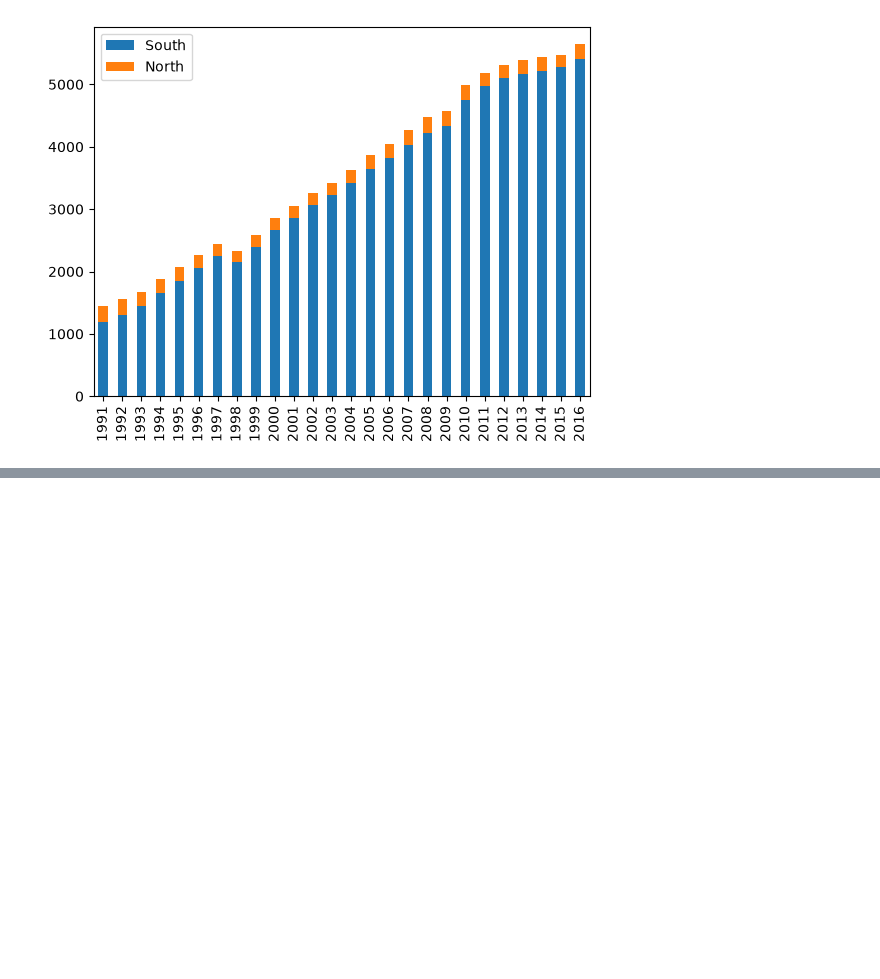
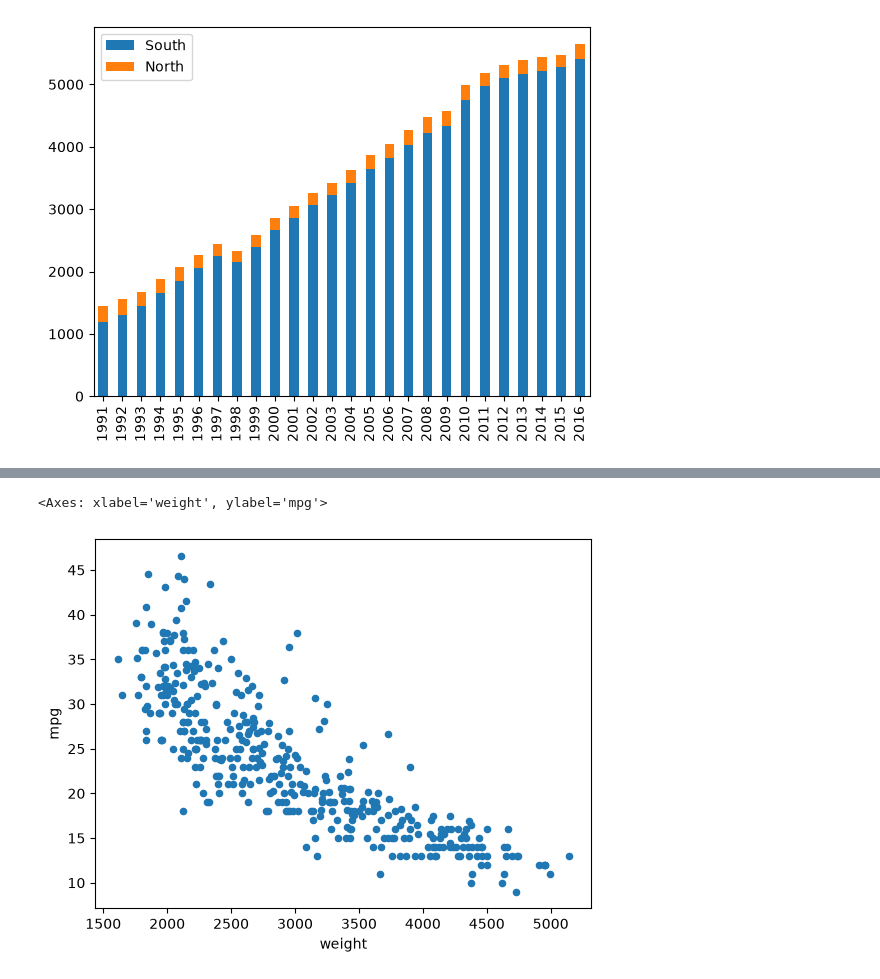
Before and after one commit to ChaeYeongJi/18_data_analytics, a Jupyter notebook: 03_판다스내장그래프도구.ipynb, the cells around one changed output, grey strips where cells are left out. Cells and saved outputs as stored; diff of their text form; code cells hidden in the pictures; blank space fills up the shorter version.

```diff
--- a/03_판다스내장그래프도구.ipynb
+++ b/03_판다스내장그래프도구.ipynb
@@ -81,0 +106,7 @@ tdf_ns.plot(kind='bar', stacked=True)
+# %%
+# 산점도
+import pandas as pd
+
+df = pd.read_csv('./data/auto-mpg.csv', header=None)
+df.columns = ['mpg', 'cylinders', 'displacement', 'horsepower', 'weight', 'acceleration', 'model year', 'origin', 'name']
+df.head()
@@ -81,0 +120,9 @@ tdf_ns.plot(kind='bar', stacked=True)
+# %%
+df.plot(
+    kind='scatter',
+    x='weight',
+    y='mpg'
+)
+# %% [output]
+<Axes: xlabel='weight', ylabel='mpg'>
+[figure, added]
```
Also changed, not shown: parts of 5 cells of this notebook.
